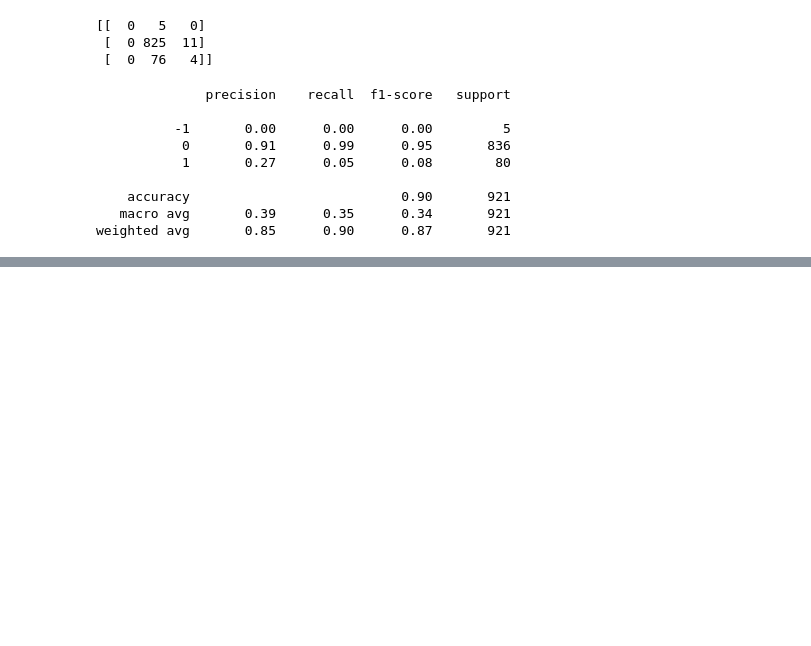
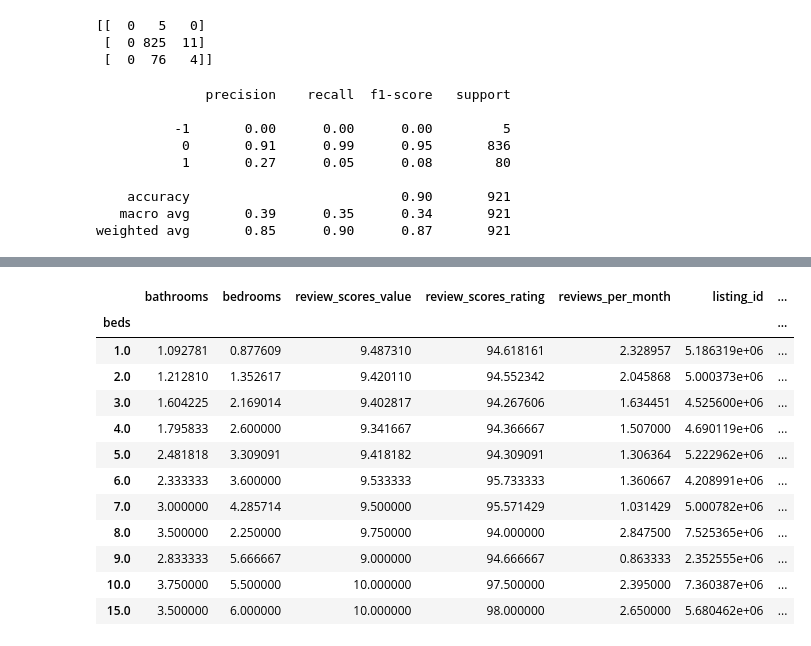
Before and after one commit to allanabraham10/Udacity_DS_NanoDegree, a Jupyter notebook: AirbnbSeattle_Udacity.ipynb, the cells around one changed output, grey strips where cells are left out. Saved outputs shown, nothing was run; the diff lists cells and outputs as text; code cells hidden in the pictures; blank space fills up the shorter version.

```diff
--- a/AirbnbSeattle_Udacity.ipynb
+++ b/AirbnbSeattle_Udacity.ipynb
@@ -445,0 +450,4 @@ weighted avg       0.85      0.90      0.87       921
+# %%
+df_final = pd.merge(list_sent,calendar_final,on="listing_id")
+df_final.drop(['diff','price'],axis=1,inplace=True)
+df_final
@@ -445,0 +468,4 @@ weighted avg       0.85      0.90      0.87       921
+# %%
+df_final['amenities_count'] = df_final.amenities.str.count(',') + 1
+df_final.drop('amenities',axis=1,inplace=True)
+df_final
@@ -445,0 +519,16 @@ weighted avg       0.85      0.90      0.87       921
+# %%
+df_final.groupby('beds').mean()
+# %% [output]
+|  | bathrooms | bedrooms | review_scores_value | review_scores_rating | reviews_per_month | listing_id | ... |
+| beds |  |  |  |  |  |  | ... |
+| 1.0 | 1.092781 | 0.877609 | 9.487310 | 94.618161 | 2.328957 | 5.186319e+06 | ... |
+| 2.0 | 1.212810 | 1.352617 | 9.420110 | 94.552342 | 2.045868 | 5.000373e+06 | ... |
+| 3.0 | 1.604225 | 2.169014 | 9.402817 | 94.267606 | 1.634451 | 4.525600e+06 | ... |
+| 4.0 | 1.795833 | 2.600000 | 9.341667 | 94.366667 | 1.507000 | 4.690119e+06 | ... |
+| 5.0 | 2.481818 | 3.309091 | 9.418182 | 94.309091 | 1.306364 | 5.222962e+06 | ... |
+| 6.0 | 2.333333 | 3.600000 | 9.533333 | 95.733333 | 1.360667 | 4.208991e+06 | ... |
+| 7.0 | 3.000000 | 4.285714 | 9.500000 | 95.571429 | 1.031429 | 5.000782e+06 | ... |
+| 8.0 | 3.500000 | 2.250000 | 9.750000 | 94.000000 | 2.847500 | 7.525365e+06 | ... |
+| 9.0 | 2.833333 | 5.666667 | 9.000000 | 94.666667 | 0.863333 | 2.352555e+06 | ... |
+| 10.0 | 3.750000 | 5.500000 | 10.000000 | 97.500000 | 2.395000 | 7.360387e+06 | ... |
+| 15.0 | 3.500000 | 6.000000 | 10.000000 | 98.000000 | 2.650000 | 5.680462e+06 | ... |
```
Also changed, not shown: parts of 13 cells of this notebook.
